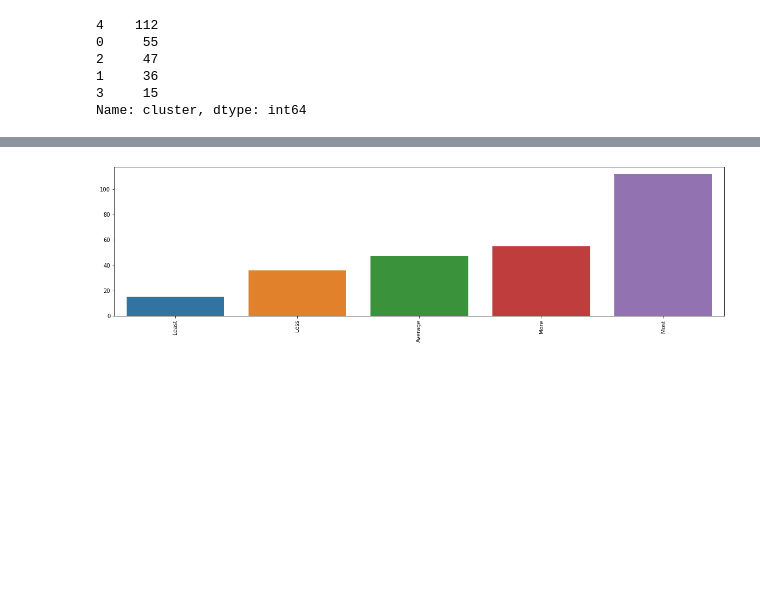
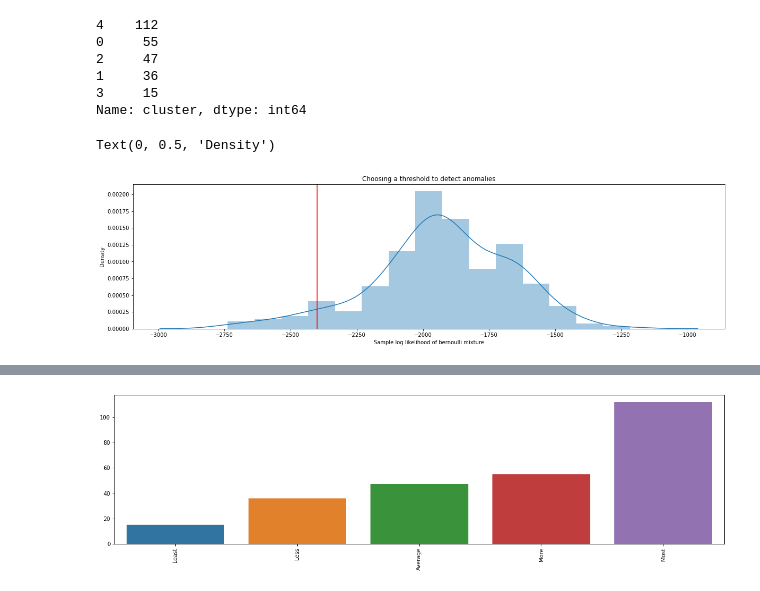
Before and after one commit to mmlchang/WHONDRS_collaboration, a Jupyter notebook: EDA/BMM.ipynb, the cells around one changed output, grey strips where cells are left out. Saved outputs shown, nothing was run; the diff lists cells and outputs as text; code cells hidden in the pictures; blank space fills up the shorter version.

```diff
--- a/EDA/BMM.ipynb
+++ b/EDA/BMM.ipynb
@@ -339,6 +339,18 @@ results["cluster"].value_counts()
 1     36
 3     15
 Name: cluster, dtype: int64
+# %%
+sample_logLs = model.score_samples(X)
+my_threshold = np.quantile(sample_logLs, 0.05)
+plt.figure(figsize=(20,5))
+sns.distplot(sample_logLs)
+plt.axvline(my_threshold, color="Red")
+plt.xlabel("Sample log likelihood of bernoulli mixture")
+plt.title("Choosing a threshold to detect anomalies")
+plt.ylabel("Density")
+# %% [output]
+Text(0, 0.5, 'Density')
+[figure, added]
 # %%
 # Plot graph
 grouped_targets = results.groupby("cluster").sum() / results.drop("cluster", axis=1).sum(axis=0) * 100
```
Also changed, not shown: parts of 3 cells of this notebook.
